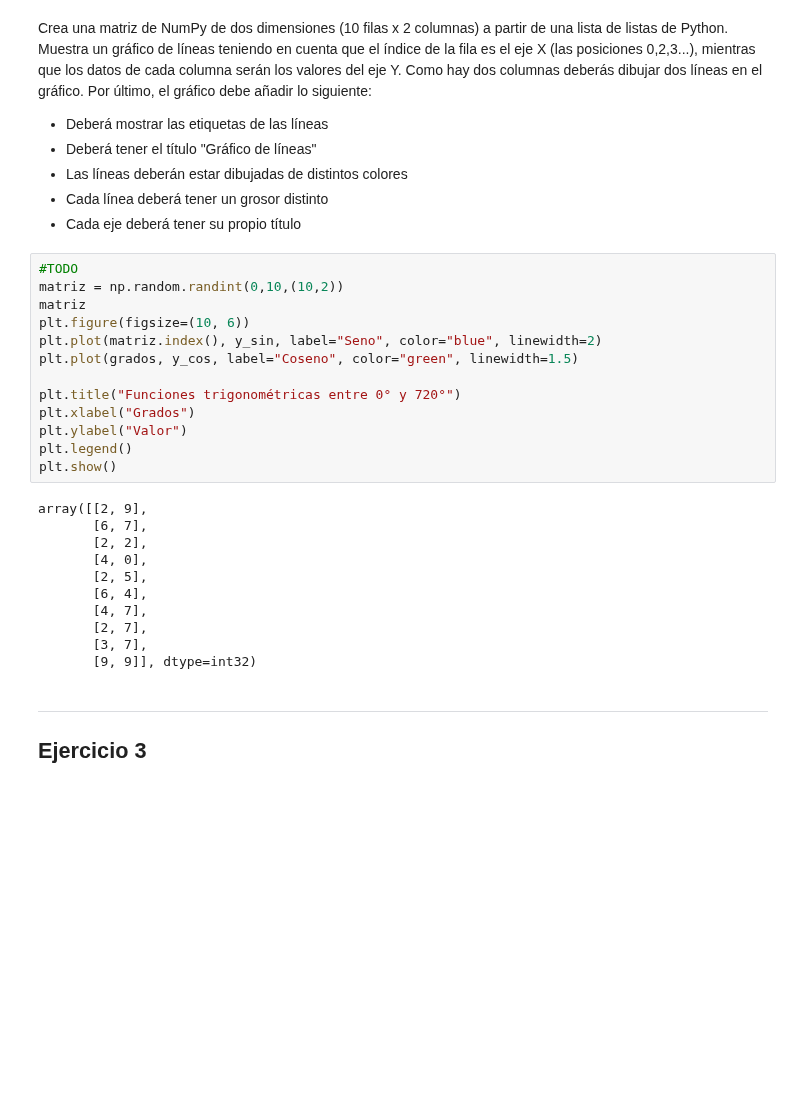
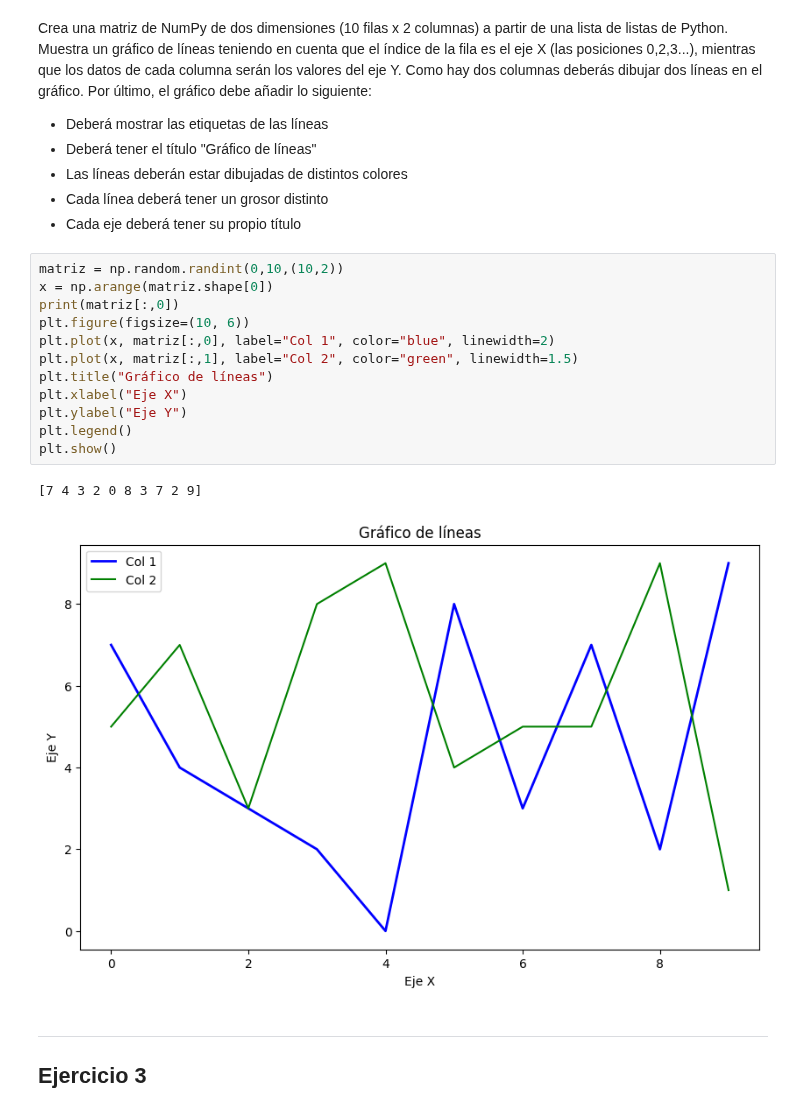
Before and after one commit to JavierPeraltaAzagra/Big-Data-e-IA, a Jupyter notebook: Programacion de IA/Ejercicios repaso examen Matplot, Numpy y Pandas/05-Ejercicios_variados.ipynb, the cells around one changed output. Cells and saved outputs as stored; diff of their text form; blank space fills up the shorter version.

```diff
--- a/Programacion de IA/Ejercicios repaso examen Matplot, Numpy y Pandas/05-Ejercicios_variados.ipynb
+++ b/Programacion de IA/Ejercicios repaso examen Matplot, Numpy y Pandas/05-Ejercicios_variados.ipynb
@@ -27,29 +27,20 @@ Crea una matriz de NumPy de dos dimensiones (10 filas x 2 columnas) a partir de
 *   Cada línea deberá tener un grosor distinto
 *   Cada eje deberá tener su propio título
 # %%
-#TODO
 matriz = np.random.randint(0,10,(10,2))
-matriz
+x = np.arange(matriz.shape[0])
+print(matriz[:,0])
 plt.figure(figsize=(10, 6))
-plt.plot(matriz.index(), y_sin, label="Seno", color="blue", linewidth=2)
-plt.plot(grados, y_cos, label="Coseno", color="green", linewidth=1.5)
-
-plt.title("Funciones trigonométricas entre 0° y 720°")
-plt.xlabel("Grados")
-plt.ylabel("Valor")
+plt.plot(x, matriz[:,0], label="Col 1", color="blue", linewidth=2)
+plt.plot(x, matriz[:,1], label="Col 2", color="green", linewidth=1.5)
+plt.title("Gráfico de líneas")
+plt.xlabel("Eje X")
+plt.ylabel("Eje Y")
 plt.legend()
 plt.show()
 # %% [output]
-array([[2, 9],
-       [6, 7],
-       [2, 2],
-       [4, 0],
-       [2, 5],
-       [6, 4],
-       [4, 7],
-       [2, 7],
-       [3, 7],
-       [9, 9]], dtype=int32)
+[7 4 3 2 0 8 3 7 2 9]
+[figure, added]
 # %% [markdown]
 ---
 ## Ejercicio 3
```
Also changed, not shown: parts of 4 cells of this notebook.
